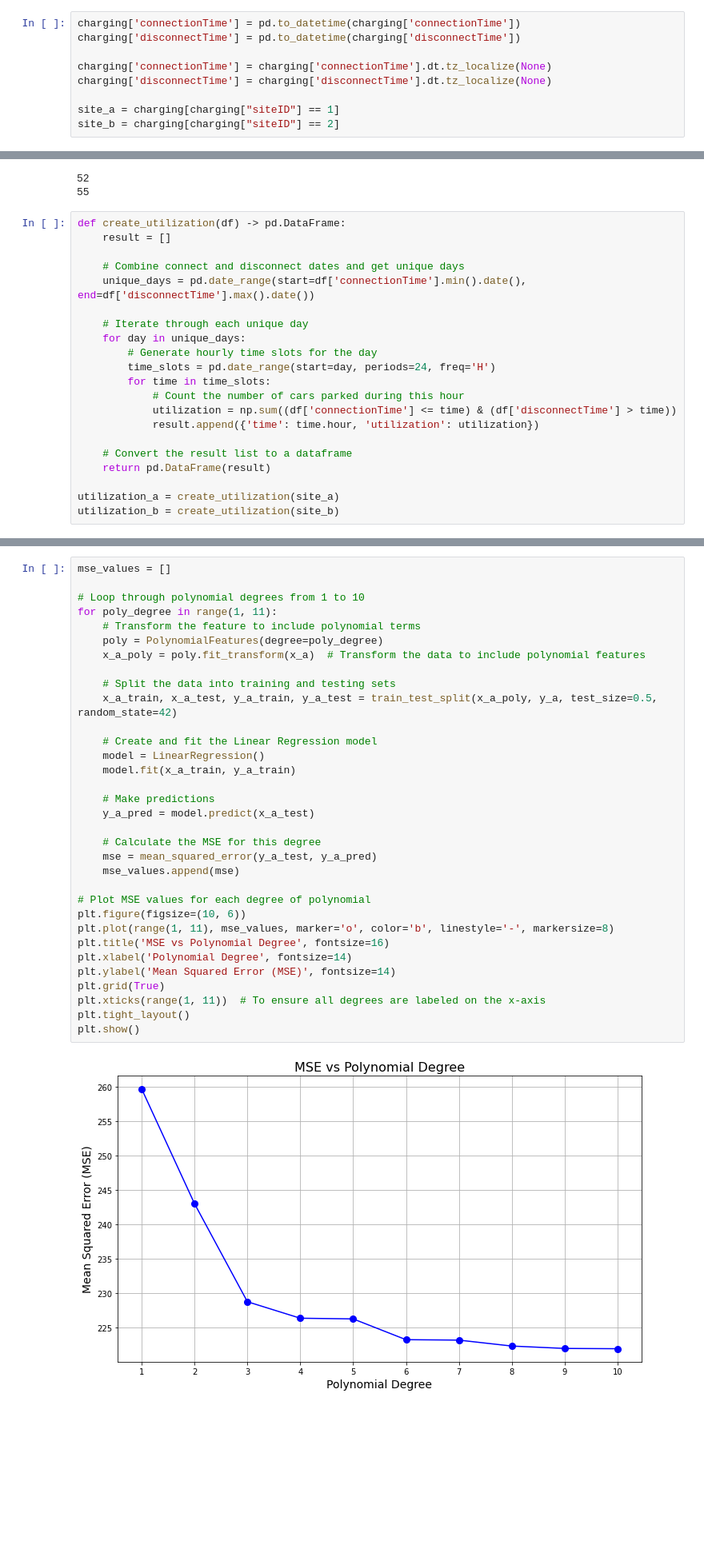
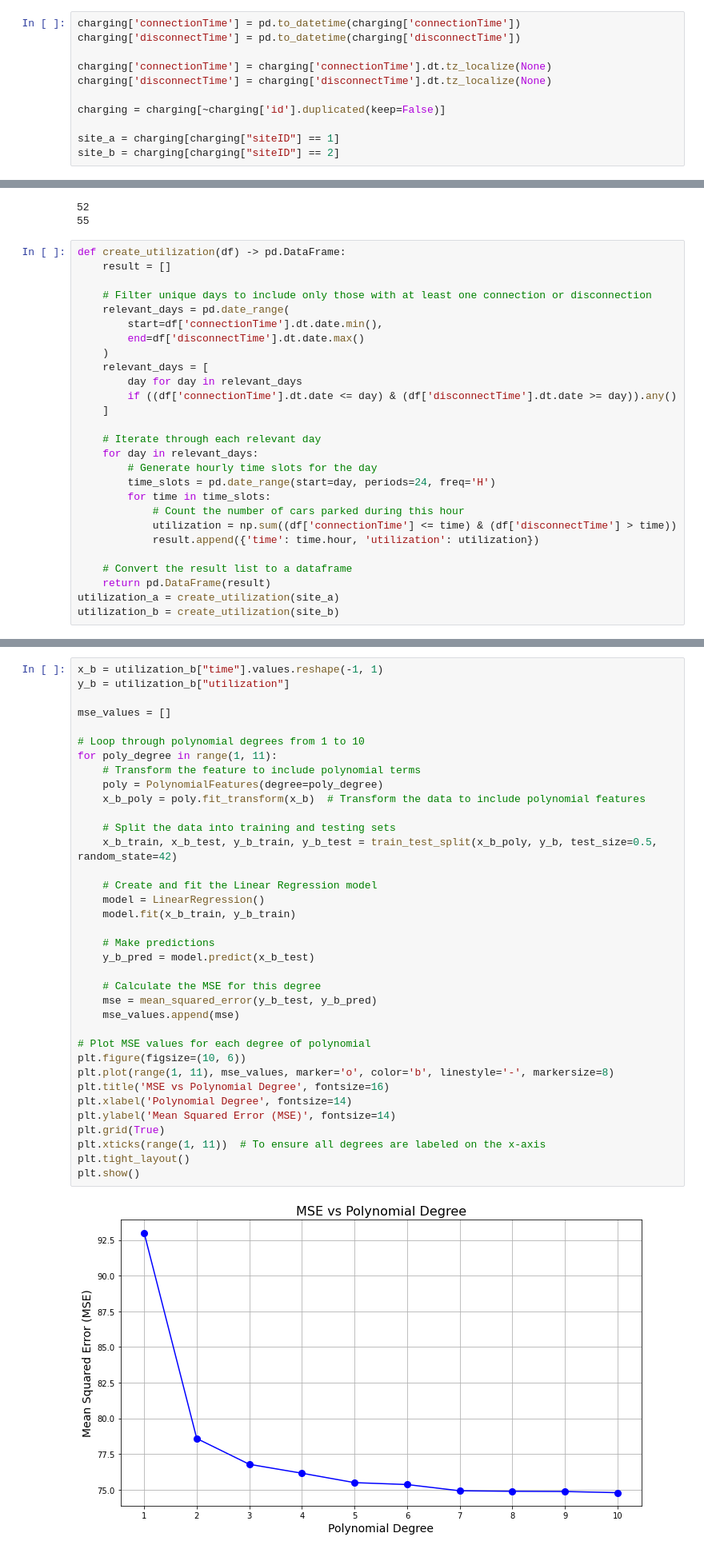
Before and after one commit to Vigro08/AA-Team-Assignment, a Jupyter notebook: Tasks/04_Predictive_Analysis.ipynb, the cells around one changed output, grey strips where cells are left out. Shown at 80% size. Drawn from its saved outputs; the diff is of its cells as text; blank space fills up the shorter version.

Commit message:
cleanup and predictive overhaul

```diff
--- a/Tasks/04_Predictive_Analysis.ipynb
+++ b/Tasks/04_Predictive_Analysis.ipynb
@@ -18,6 +18,8 @@ charging['disconnectTime'] = pd.to_datetime(charging['disconnectTime'])
 charging['connectionTime'] = charging['connectionTime'].dt.tz_localize(None)
 charging['disconnectTime'] = charging['disconnectTime'].dt.tz_localize(None)
 
+charging = charging[~charging['id'].duplicated(keep=False)]
+
 site_a = charging[charging["siteID"] == 1]
 site_b = charging[charging["siteID"] == 2]
 # %%
@@ -33,11 +35,18 @@ print(unique_spaces_b)
 def create_utilization(df) -> pd.DataFrame:
     result = []
 
-    # Combine connect and disconnect dates and get unique days
-    unique_days = pd.date_range(start=df['connectionTime'].min().date(), end=df['disconnectTime'].max().date())
+    # Filter unique days to include only those with at least one connection or disconnection
+    relevant_days = pd.date_range(
+        start=df['connectionTime'].dt.date.min(),
+        end=df['disconnectTime'].dt.date.max()
+    )
+    relevant_days = [
+        day for day in relevant_days
+        if ((df['connectionTime'].dt.date <= day) & (df['disconnectTime'].dt.date >= day)).any()
+    ]
 
-    # Iterate through each unique day
-    for day in unique_days:
+    # Iterate through each relevant day
+    for day in relevant_days:
         # Generate hourly time slots for the day
         time_slots = pd.date_range(start=day, periods=24, freq='H')
         for time in time_slots:
@@ -47,7 +56,6 @@ def create_utilization(df) -> pd.DataFrame:
 
     # Convert the result list to a dataframe
     return pd.DataFrame(result)
-
 utilization_a = create_utilization(site_a)
 utilization_b = create_utilization(site_b)
 # %%
@@ -166,35 +172,38 @@ plt.show()
 # %%
+x_b = utilization_b["time"].values.reshape(-1, 1)
+y_b = utilization_b["utilization"]
+
 mse_values = []
 
 # Loop through polynomial degrees from 1 to 10
 for poly_degree in range(1, 11):
     # Transform the feature to include polynomial terms
     poly = PolynomialFeatures(degree=poly_degree)
-    x_a_poly = poly.fit_transform(x_a)  # Transform the data to include polynomial features
+    x_b_poly = poly.fit_transform(x_b)  # Transform the data to include polynomial features
 
     # Split the data into training and testing sets
-    x_a_train, x_a_test, y_a_train, y_a_test = train_test_split(x_a_poly, y_a, test_size=0.5, random_state=42)
+    x_b_train, x_b_test, y_b_train, y_b_test = train_test_split(x_b_poly, y_b, test_size=0.5, random_state=42)
 
     # Create and fit the Linear Regression model
     model = LinearRegression()
-    model.fit(x_a_train, y_a_train)
+    model.fit(x_b_train, y_b_train)
 
     # Make predictions
-    y_a_pred = model.predict(x_a_test)
+    y_b_pred = model.predict(x_b_test)
 
     # Calculate the MSE for this degree
-    mse = mean_squared_error(y_a_test, y_a_pred)
+    mse = mean_squared_error(y_b_test, y_b_pred)
     mse_values.append(mse)
 
 # Plot MSE values for each degree of polynomial
 plt.figure(figsize=(10, 6))
 plt.plot(range(1, 11), mse_values, marker='o', color='b', linestyle='-', markersize=8)
 plt.title('MSE vs Polynomial Degree', fontsize=16)
 plt.xlabel('Polynomial Degree', fontsize=14)
 plt.ylabel('Mean Squared Error (MSE)', fontsize=14)
 plt.grid(True)
 plt.xticks(range(1, 11))  # To ensure all degrees are labeled on the x-axis
 plt.tight_layout()
 plt.show()
 # %% [output]
-[figure, old version]
+[figure, new version]
```
Also changed, not shown: parts of 7 cells of this notebook.
